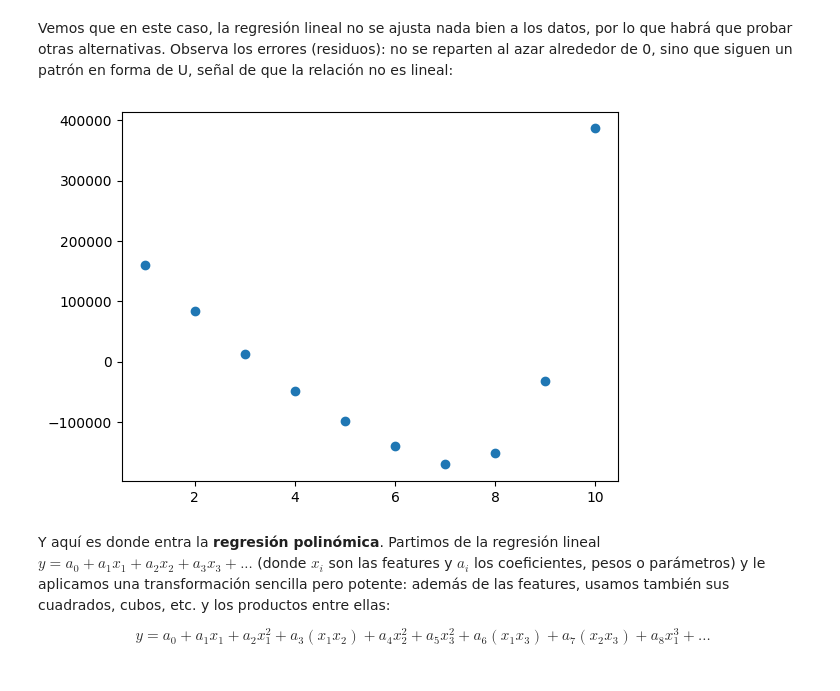
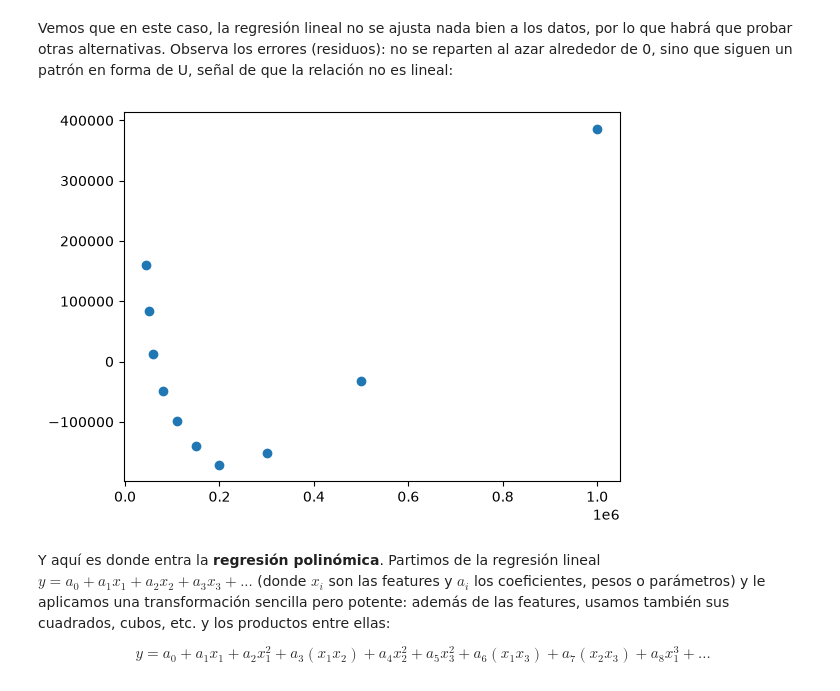
Before and after one commit to ShinyAmber/DS-Repo-Amber, a Jupyter notebook: 04_Machine_Learning/02_ML_Supervisado/02_Regresion_Polinomica_y_Regularizacion/teoria/01_Regresion_Polinomica.ipynb, the cells around one changed output. Drawn from its saved outputs; the diff is of its cells as text; code cells hidden in the pictures.

```diff
--- a/04_Machine_Learning/02_ML_Supervisado/02_Regresion_Polinomica_y_Regularizacion/teoria/01_Regresion_Polinomica.ipynb
+++ b/04_Machine_Learning/02_ML_Supervisado/02_Regresion_Polinomica_y_Regularizacion/teoria/01_Regresion_Polinomica.ipynb
@@ -94,9 +94,9 @@ viz_linear()
 # %% [markdown]
 Vemos que en este caso, la regresión lineal no se ajusta nada bien a los datos, por lo que habrá que probar otras alternativas. Observa los errores (residuos): no se reparten al azar alrededor de 0, sino que siguen un patrón en forma de U, señal de que la relación no es lineal:
 # %%
-plt.scatter(X, y - lin_reg.predict(X));
+plt.scatter(y, y - lin_reg.predict(X));
 # %% [output]
-[figure, old version]
+[figure, new version]
 # %% [markdown]
 Y aquí es donde entra la **regresión polinómica**. Partimos de la regresión lineal $y = a_0 + a_1 x_1 + a_2 x_2 + a_3 x_3 + ...$ (donde $x_i$ son las features y $a_i$ los coeficientes, pesos o parámetros) y le aplicamos una transformación sencilla pero potente: además de las features, usamos también sus cuadrados, cubos, etc. y los productos entre ellas:
 
```
Also changed, not shown: parts of 6 cells of this notebook, 12 other files.
